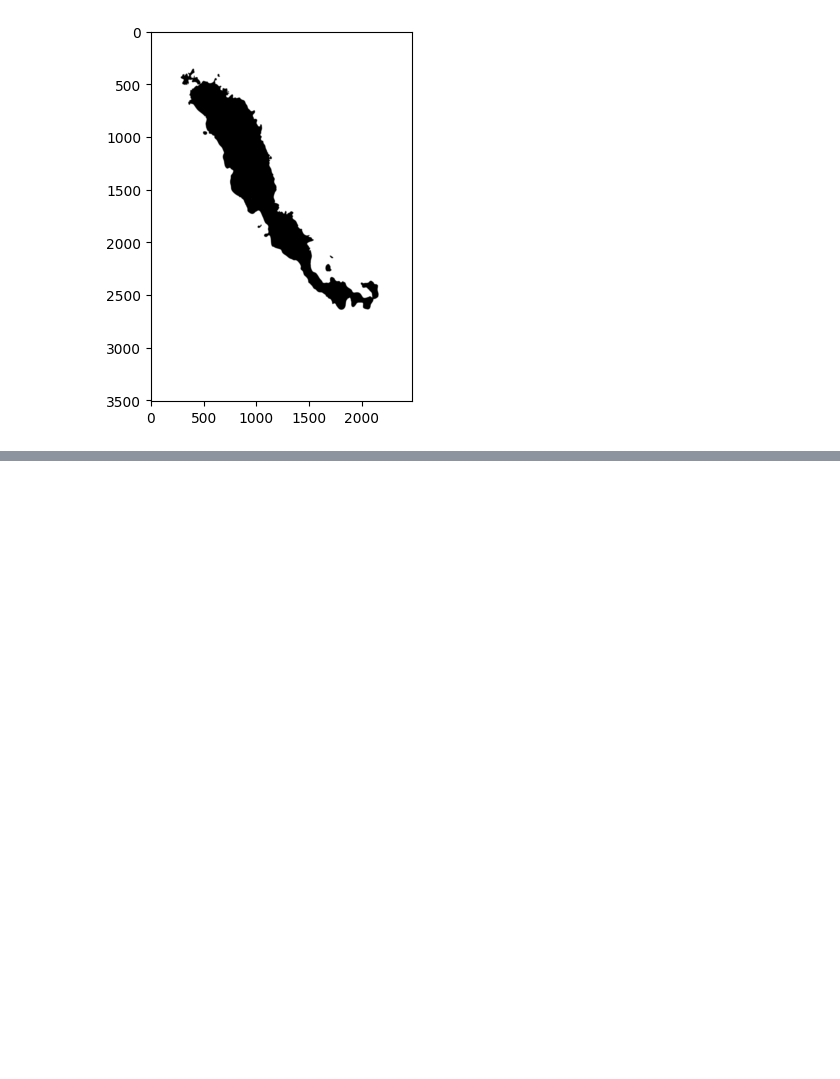
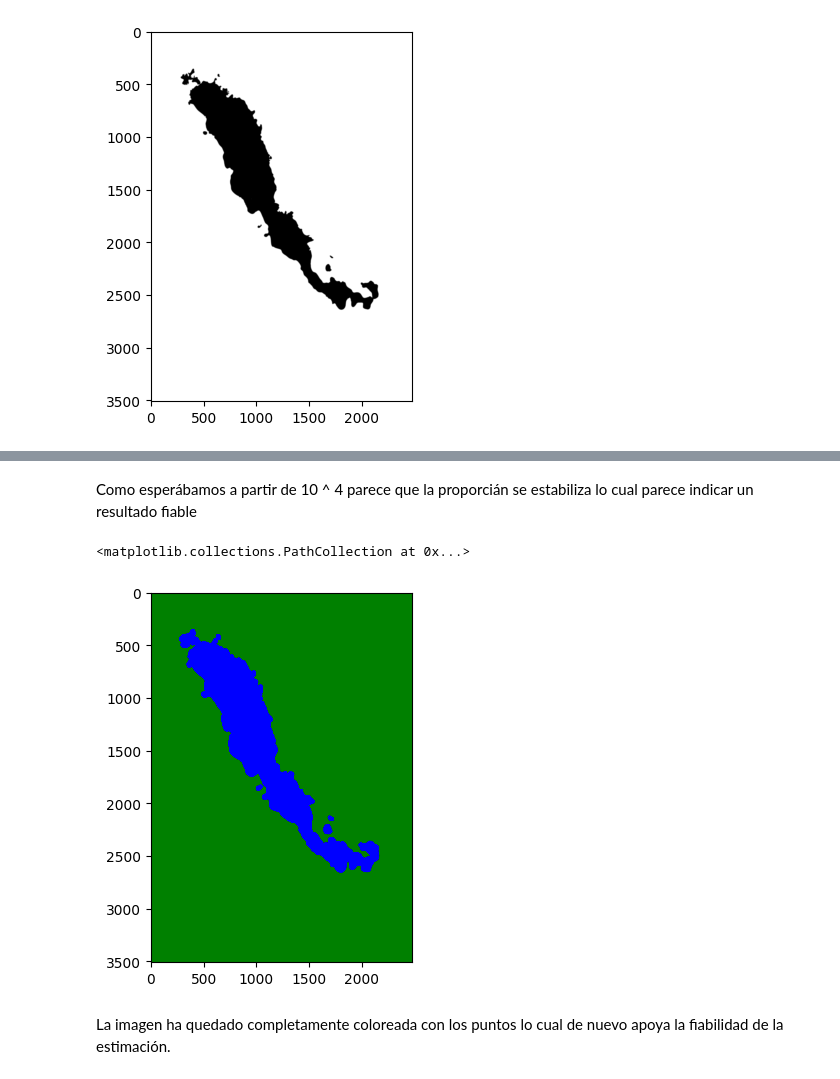
Before and after one commit to Chepados/ALN_practica_2, a Jupyter notebook: area imagen hector.ipynb, the cells around one changed output, grey strips where cells are left out. Saved outputs shown, nothing was run; the diff lists cells and outputs as text; code cells hidden in the pictures; blank space fills up the shorter version.

```diff
--- a/area imagen hector.ipynb
+++ b/area imagen hector.ipynb
@@ -72,8 +106,9 @@ La prueba de concepto ha sido un éxito
 n_puntos = 10_000_000
 # %%
 puntos_generados = []
+puntos_agua = []
+puntos_tierra = []
 a_estimados = []
-umbral = 150
 
 pixeles_agua = 0
 
@@ -84,6 +119,9 @@ for i in range(n_puntos):
 
     if pixel < umbral: #caso tierra
         pixeles_agua += 1
+        puntos_agua.append(punto)
+    else:
+        puntos_tierra.append(punto)
 
     proporcion_agua = pixeles_agua / (i + 1)
     a_estimada = A * proporcion_agua
@@ -95,7 +133,4 @@ for i in range(n_puntos):
 print(f"El area del lago son {a_estimados[-1]} m cuadrados.")
 print(proporcion_agua)
 print(pixeles_agua)
-
-plt.plot(range(len(a_estimados)), a_estimados)
-plt.xscale('log')
 # %% [output]
@@ -105,0 +147,14 @@ El area del lago son 15923.409090909086 m cuadrados.
+# %% [markdown]
+Como esperábamos a partir de 10 ^ 4 parece que la proporcián se estabiliza lo cual parece indicar un resultado fiable
+# %%
+x_tierra, y_tierra = list(zip(*puntos_tierra))
+x_agua, y_agua = list(zip(*puntos_agua))
+
+plt.imshow(img, interpolation='bilinear', cmap='gray')
+plt.scatter(x_tierra, y_tierra, color='green', s = [1] * len(puntos_tierra))
+plt.scatter(x_agua, y_agua, color='blue', s = [1] * len(puntos_agua))
+# %% [output]
+<matplotlib.collections.PathCollection at 0x...>
+[figure, added]
+# %% [markdown]
+La imagen ha quedado completamente coloreada con los puntos lo cual de nuevo apoya la fiabilidad de la estimación.
```
Also changed, not shown: parts of 17 cells of this notebook, 1 other file.
